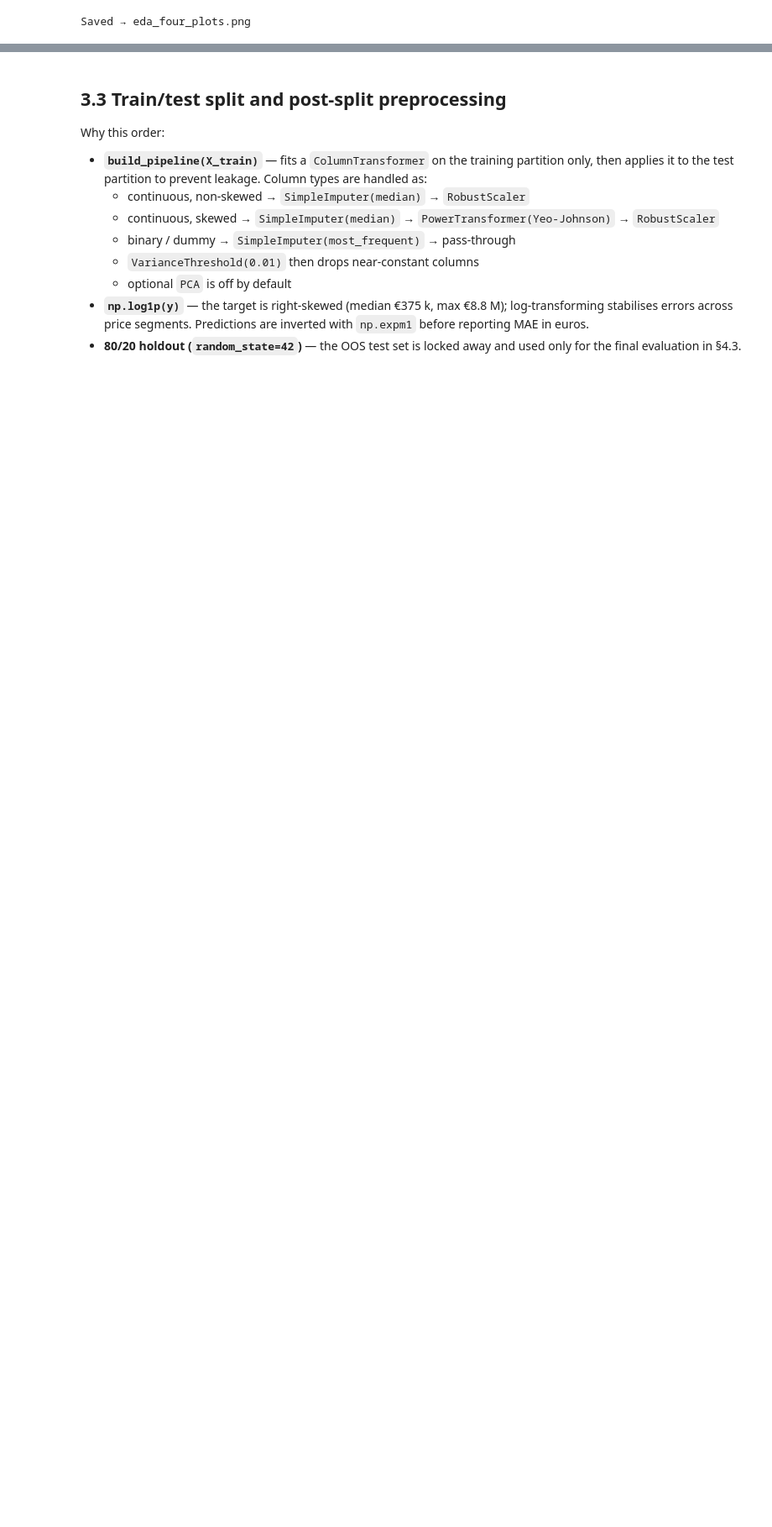
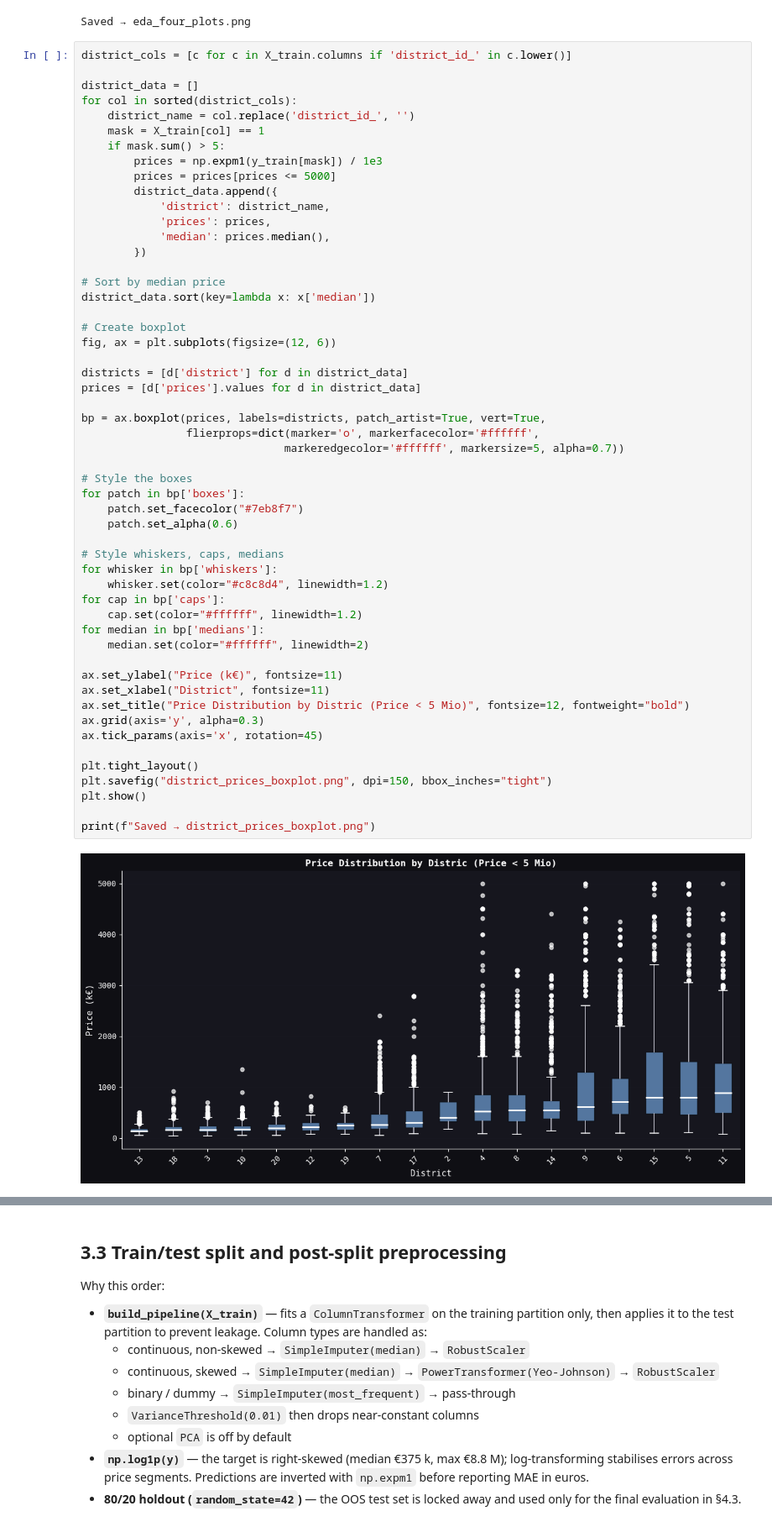
Before and after one commit to julianl11/data_science, a Jupyter notebook: exploring_2_ivan_changes.ipynb, the cells around one changed output, grey strips where cells are left out. Shown at 84% size. Cells and saved outputs as stored; diff of their text form; blank space fills up the shorter version.

```diff
--- a/exploring_2_ivan_changes.ipynb
+++ b/exploring_2_ivan_changes.ipynb
@@ -946,3 +946,58 @@ print("Saved → eda_four_plots.png")
 # %% [output]
 [figure]
 Saved → eda_four_plots.png
+# %%
+district_cols = [c for c in X_train.columns if 'district_id_' in c.lower()]
+
+district_data = []
+for col in sorted(district_cols):
+    district_name = col.replace('district_id_', '')
+    mask = X_train[col] == 1
+    if mask.sum() > 5:
+        prices = np.expm1(y_train[mask]) / 1e3
+        prices = prices[prices <= 5000]
+        district_data.append({
+            'district': district_name,
+            'prices': prices,
+            'median': prices.median(),
+        })
+
+# Sort by median price
+district_data.sort(key=lambda x: x['median'])
+
+# Create boxplot
+fig, ax = plt.subplots(figsize=(12, 6))
+
+districts = [d['district'] for d in district_data]
+prices = [d['prices'].values for d in district_data]
+
+bp = ax.boxplot(prices, labels=districts, patch_artist=True, vert=True,
+                flierprops=dict(marker='o', markerfacecolor='#ffffff',
+                               markeredgecolor='#ffffff', markersize=5, alpha=0.7))
+
+# Style the boxes
+for patch in bp['boxes']:
+    patch.set_facecolor("#7eb8f7")
+    patch.set_alpha(0.6)
+
+# Style whiskers, caps, medians
+for whisker in bp['whiskers']:
+    whisker.set(color="#c8c8d4", linewidth=1.2)
+for cap in bp['caps']:
+    cap.set(color="#ffffff", linewidth=1.2)
+for median in bp['medians']:
+    median.set(color="#ffffff", linewidth=2)
+
+ax.set_ylabel("Price (k€)", fontsize=11)
+ax.set_xlabel("District", fontsize=11)
+ax.set_title("Price Distribution by Distric (Price < 5 Mio)", fontsize=12, fontweight="bold")
+ax.grid(axis='y', alpha=0.3)
+ax.tick_params(axis='x', rotation=45)
+
+plt.tight_layout()
+plt.savefig("district_prices_boxplot.png", dpi=150, bbox_inches="tight")
+plt.show()
+
+print(f"Saved → district_prices_boxplot.png")
+# %% [output]
+[figure, added]
```
Also changed, not shown: parts of 10 cells of this notebook.
